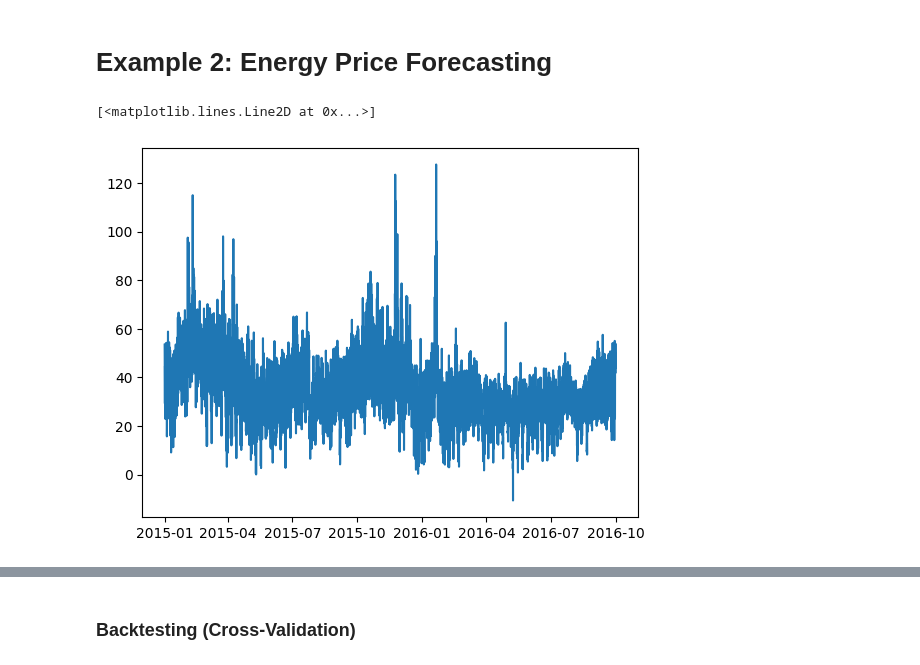
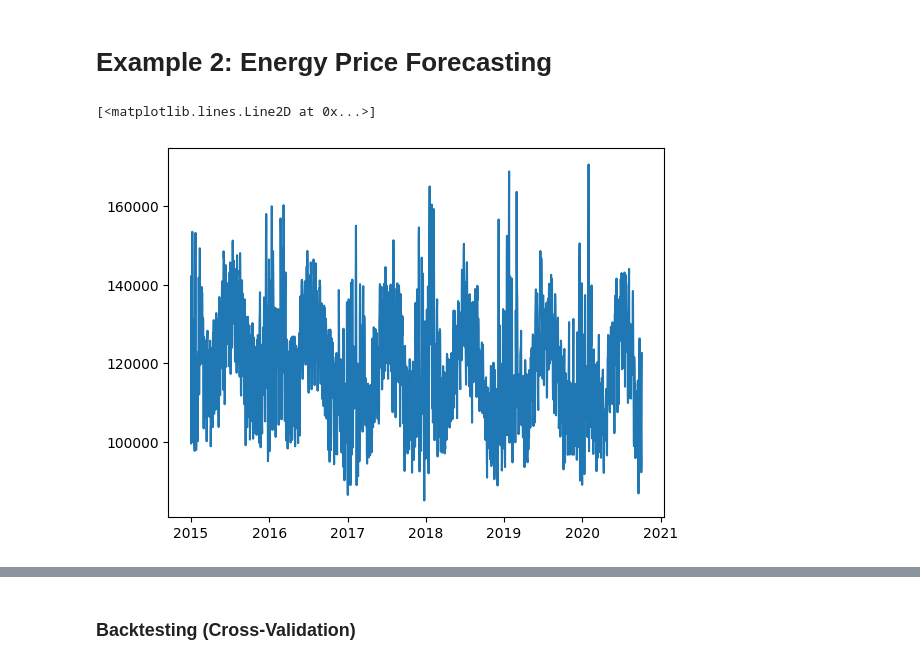
Before and after one commit to jjmossel/time-series-tutorial, a Jupyter notebook: Tutorial01.ipynb, the cells around one changed output, grey strips where cells are left out. Cells and saved outputs as stored; diff of their text form; code cells hidden in the pictures.

```diff
--- a/Tutorial01.ipynb
+++ b/Tutorial01.ipynb
@@ -227,5 +213,7 @@ epf_static_df = pd.read_csv('https://datasets-nixtla.s3.amazonaws.com/EPF_FR_BE_
+# %%
+epf_df = pd.read_csv("https://raw.githubusercontent.com/jjmossel/time-series-tutorial/master/electricty_demand.csv", parse_dates=['ds'])
 # %%
-plt.plot(epf_df[epf_df['unique_id']=='FR']['ds'], epf_df[epf_df['unique_id']=='FR']['y'])
+plt.plot(epf_df['ds'], epf_df['y'])
 # %% [output]
 [<matplotlib.lines.Line2D at 0x...>]
-[figure, old version]
+[figure, new version]
```
Also changed, not shown: parts of 19 cells of this notebook.
